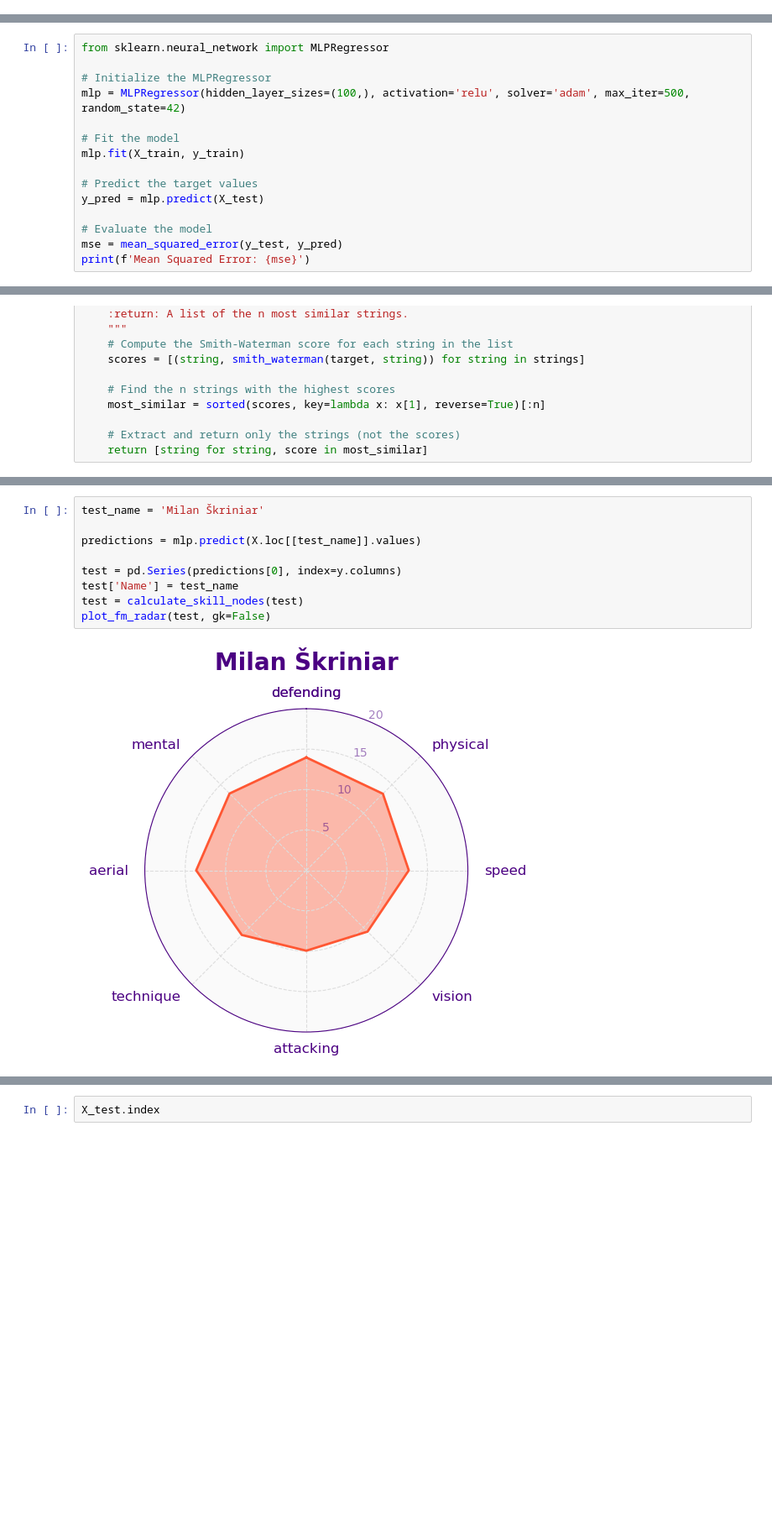
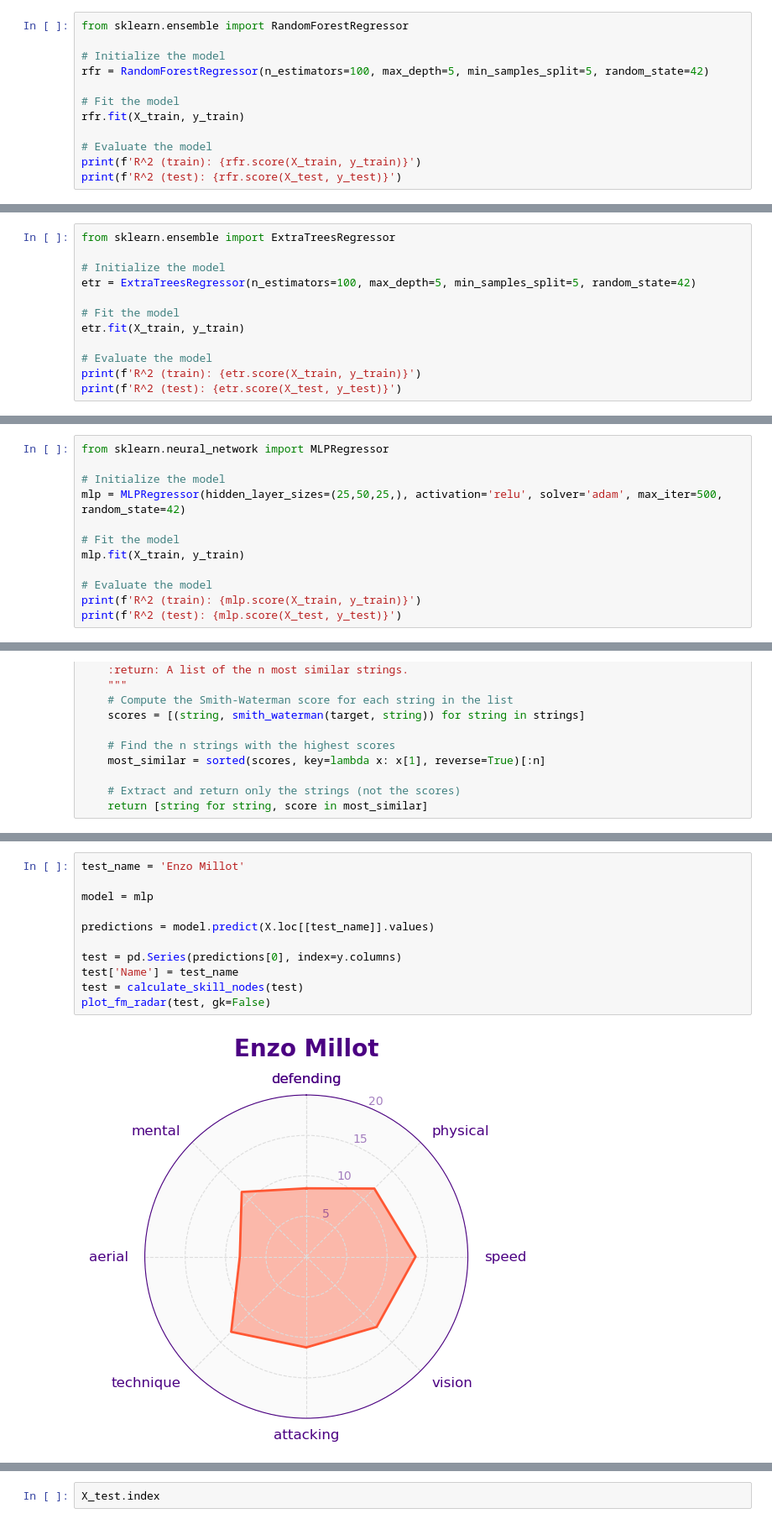
Before and after one commit to alibekk93/FM_skills_prediction, a Jupyter notebook: notebooks/03_MVPs.ipynb, the cells around one changed output, grey strips where cells are left out. Shown at 84% size. Saved outputs shown, nothing was run; the diff lists cells and outputs as text; blank space fills up the shorter version.

```diff
--- a/notebooks/03_MVPs.ipynb
+++ b/notebooks/03_MVPs.ipynb
@@ -41,0 +78,12 @@ X_train, X_test, y_train, y_test = train_test_split(X, y, test_size=0.2, random_
+# %%
+from sklearn.ensemble import RandomForestRegressor
+
+# Initialize the model
+rfr = RandomForestRegressor(n_estimators=100, max_depth=5, min_samples_split=5, random_state=42)
+
+# Fit the model
+rfr.fit(X_train, y_train)
+
+# Evaluate the model
+print(f'R^2 (train): {rfr.score(X_train, y_train)}')
+print(f'R^2 (test): {rfr.score(X_test, y_test)}')
@@ -41,0 +95,12 @@ X_train, X_test, y_train, y_test = train_test_split(X, y, test_size=0.2, random_
+# %%
+from sklearn.ensemble import ExtraTreesRegressor
+
+# Initialize the model
+etr = ExtraTreesRegressor(n_estimators=100, max_depth=5, min_samples_split=5, random_state=42)
+
+# Fit the model
+etr.fit(X_train, y_train)
+
+# Evaluate the model
+print(f'R^2 (train): {etr.score(X_train, y_train)}')
+print(f'R^2 (test): {etr.score(X_test, y_test)}')
@@ -44,16 +148,13 @@ X_train, X_test, y_train, y_test = train_test_split(X, y, test_size=0.2, random_
 # %%
 from sklearn.neural_network import MLPRegressor
 
-# Initialize the MLPRegressor
-mlp = MLPRegressor(hidden_layer_sizes=(100,), activation='relu', solver='adam', max_iter=500, random_state=42)
+# Initialize the model
+mlp = MLPRegressor(hidden_layer_sizes=(25,50,25,), activation='relu', solver='adam', max_iter=500, random_state=42)
 
 # Fit the model
 mlp.fit(X_train, y_train)
 
-# Predict the target values
-y_pred = mlp.predict(X_test)
-
 # Evaluate the model
-mse = mean_squared_error(y_test, y_pred)
-print(f'Mean Squared Error: {mse}')
+print(f'R^2 (train): {mlp.score(X_train, y_train)}')
+print(f'R^2 (test): {mlp.score(X_test, y_test)}')
 # %% [output]
@@ -115,14 +222,16 @@ find_most_similar_strings('skrinj', X.index)
 # %%
-test_name = 'Milan Škriniar'
+test_name = 'Enzo Millot'
 
-predictions = mlp.predict(X.loc[[test_name]].values)
+model = mlp
+
+predictions = model.predict(X.loc[[test_name]].values)
 
 test = pd.Series(predictions[0], index=y.columns)
 test['Name'] = test_name
 test = calculate_skill_nodes(test)
 plot_fm_radar(test, gk=False)
 # %% [output]
-[figure, old version]
+[figure, new version]
 # %%
 real = y.loc[[test_name]].values
 
```
Also changed, not shown: parts of 19 cells of this notebook.
